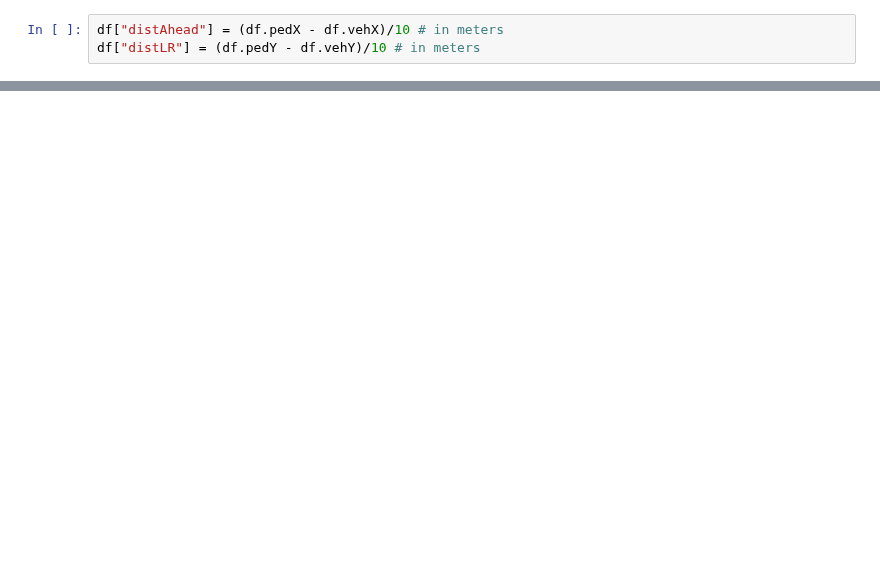
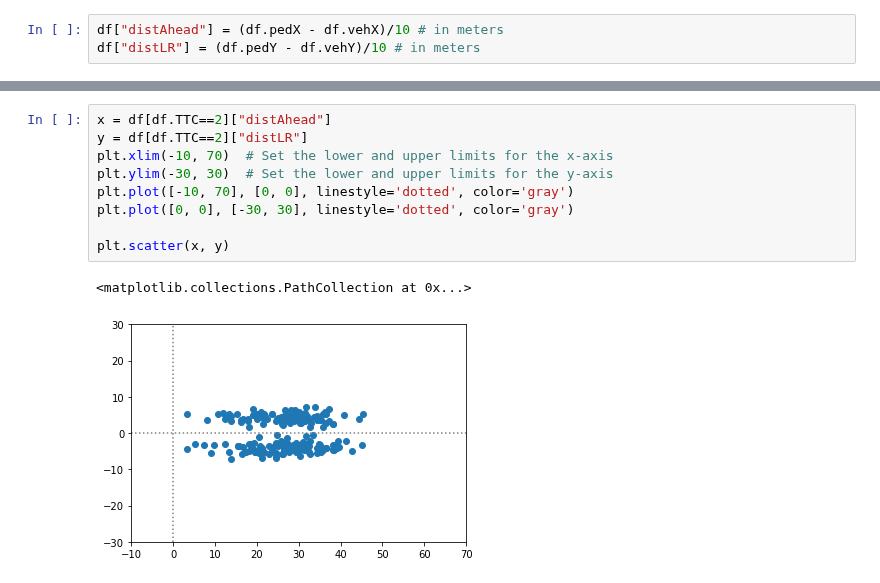
Before and after one commit to Farama-Foundation/Minigrid, a Jupyter notebook: TTC Model.ipynb, the cells around one changed output, grey strips where cells are left out. Cells and saved outputs as stored; diff of their text form; blank space fills up the shorter version.

```diff
--- a/TTC Model.ipynb
+++ b/TTC Model.ipynb
@@ -31,0 +54,12 @@ plt.scatter(x, y)
+# %%
+x = df[df.TTC==2]["distAhead"]
+y = df[df.TTC==2]["distLR"]
+plt.xlim(-10, 70)  # Set the lower and upper limits for the x-axis
+plt.ylim(-30, 30)  # Set the lower and upper limits for the y-axis
+plt.plot([-10, 70], [0, 0], linestyle='dotted', color='gray')
+plt.plot([0, 0], [-30, 30], linestyle='dotted', color='gray')
+
+plt.scatter(x, y)
+# %% [output]
+<matplotlib.collections.PathCollection at 0x...>
+[figure, added]
```
Also changed, not shown: parts of 5 cells of this notebook, 3 other files.
